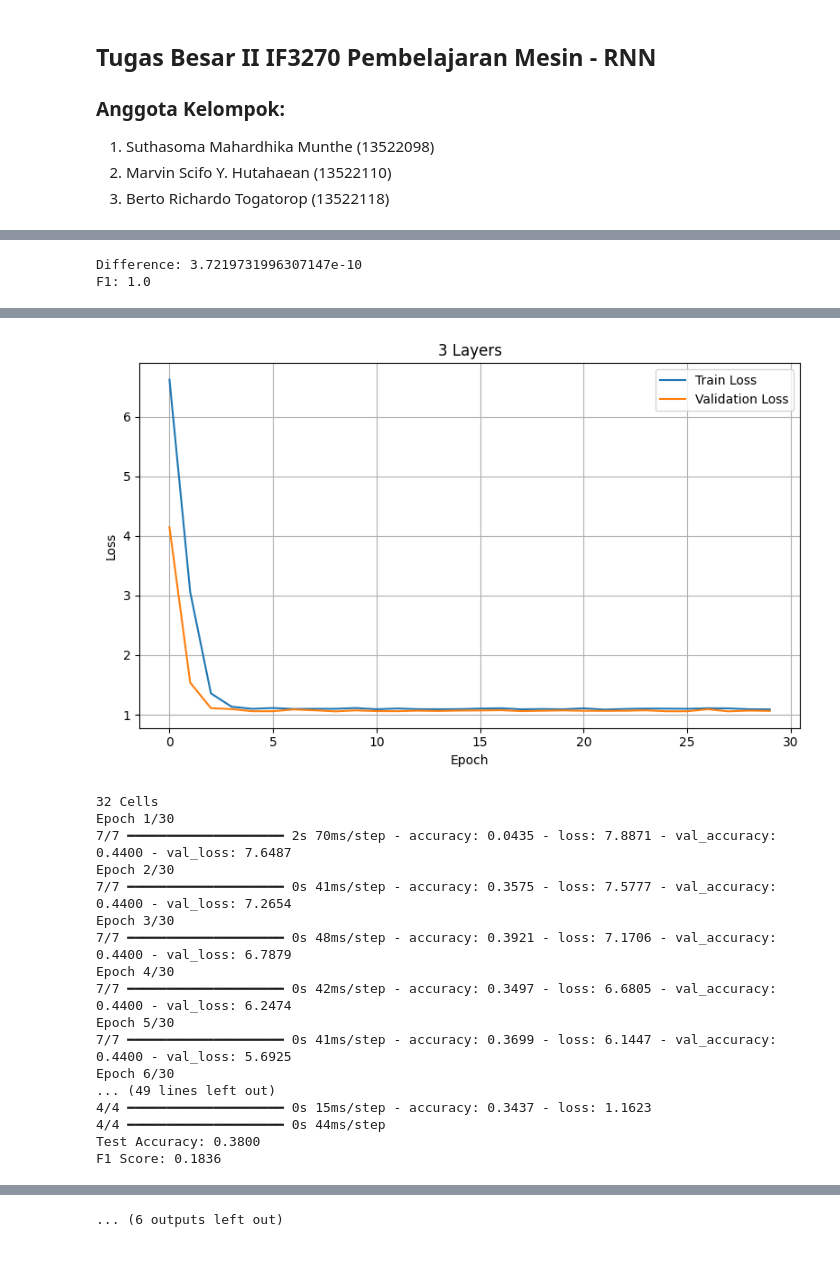
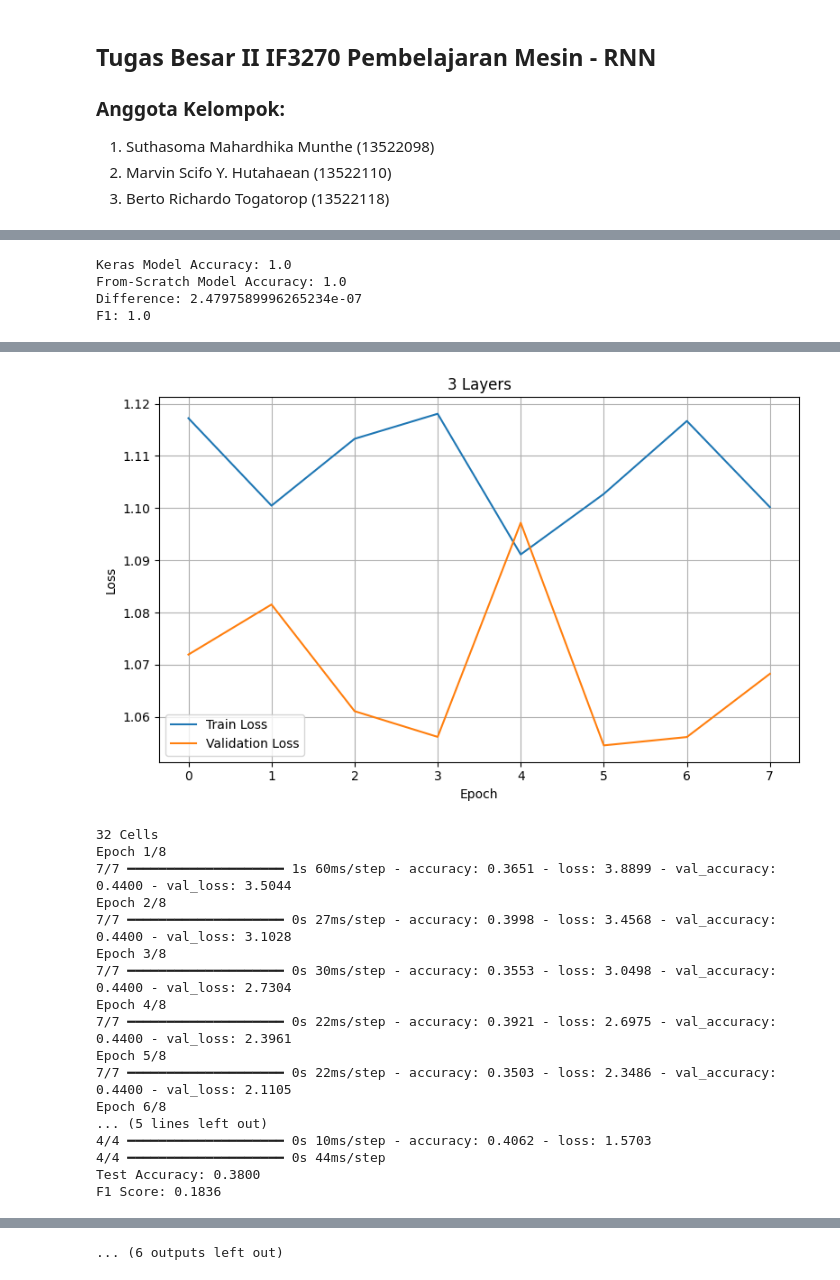
Before and after one commit to scifo04/CNN-RNN-LSTM, a Jupyter notebook: src/rnn.ipynb, the cells around one changed output, grey strips where cells are left out. Saved outputs shown, nothing was run; the diff lists cells and outputs as text; code cells hidden in the pictures.

```diff
--- a/src/rnn.ipynb
+++ b/src/rnn.ipynb
@@ -151,10 +146,9 @@ F1: 1.0
 # %%
 bi_models = models.Sequential([
     layers.Embedding(vocabs, 100, embeddings_initializer='uniform'),
-    layers.Bidirectional(layers.SimpleRNN(units=64, return_sequences=True)),
-    layers.Bidirectional(layers.SimpleRNN(units=128)),
-    layers.Dropout(0.2),
-    layers.Dense(units=vocabs, activation='softmax')
+    layers.Bidirectional(layers.SimpleRNN(units=64)),
+    layers.Dropout(0.5),
+    layers.Dense(units=3, activation='softmax')
 ])
 bi_models.compile(
     optimizer="adam",
@@ -164,9 +158,9 @@ bi_models.compile(
 bi_models.fit(
     vectorizer_data, y_train_int,
     epochs=10,
-    batch_size=64,
-    validation_split=0.2
+    batch_size=64
 )
-test_loss, test_acc = bi_models.evaluate(vectorizer_test, y_test_int)
+test_loss, test_acc = bi_models.evaluate(vectorizer_val, y_valid_int)
+print(test_loss, test_acc)
 # %% [output]
 Epoch 1/10
@@ -198,15 +190,14 @@ bi_kernel_dense, bi_bias_dense = bi_dense_weights
 class BiRNNFromScratch:
     def __init__(self, vocabs: int):
         self.embedding = Embedded(vocabs, 100, embeddings_initializer='uniform')
-        self.rnn1 = RNN(unit=64, input_size=100, timestep=100, return_sequence=True, bidirectional=True)
-        self.rnn2 = RNN(unit=128, input_size=64, timestep=100, return_sequence=False, bidirectional=True)
-        self.drop = Dropout(dropout_rate=0.2)
+        self.rnn1 = RNN(unit=64, input_size=100, timestep=100, return_sequence=False, bidirectional=True)
+        self.drop = Dropout(dropout_rate=0.5)
         self.drop.training_status = False
-        self.fc1 = FullyConnected(input_size=64, output_size=vocabs, activation='softmax', weight_init='xavier',
+        self.fc1 = FullyConnected(input_size=128, output_size=3, activation='softmax', weight_init='xavier',
                                   lower=-0.05, upper=0.05, mean=0, variance=1, seed=None, use_rmsnorm=False)
 
     def forward(self, x):
-        return self.fc1.forward(self.drop.forward(self.rnn2.forward(self.rnn1.forward(self.embedding.forward(x)))))
+        return self.fc1.forward(self.drop.forward(self.rnn1.forward(self.embedding.forward(x))))
 
 bi_rnn_from_scratch = BiRNNFromScratch(vocabs=vocabs)
 
@@ -217,16 +208,10 @@ bi_rnn_from_scratch.rnn1.bias = bi_bias_rnn.copy()
 bi_rnn_from_scratch.rnn1.input_weights_reverse = bi_kernel_reverse.copy()
 bi_rnn_from_scratch.rnn1.hidden_weights_reverse = bi_recurrent_kernel_reverse.copy()
 bi_rnn_from_scratch.rnn1.bias_reverse = bi_bias_rnn_reverse.copy()
-bi_rnn_from_scratch.rnn2.input_weights = bi_kernel_2.copy()
-bi_rnn_from_scratch.rnn2.hidden_weights = bi_recurrent_kernel_2.copy()
-bi_rnn_from_scratch.rnn2.bias = bi_bias_rnn_2.copy()
-bi_rnn_from_scratch.rnn2.input_weights_reverse = bi_kernel_reverse_2.copy()
-bi_rnn_from_scratch.rnn2.hidden_weights_reverse = bi_recurrent_kernel_reverse_2.copy()
-bi_rnn_from_scratch.rnn2.bias_reverse = bi_bias_rnn_reverse_2.copy()
 bi_rnn_from_scratch.fc1.weights = bi_kernel_dense.copy()
 bi_rnn_from_scratch.fc1.biases = bi_bias_dense.copy()
 
-bi_sample_input = vectorizer_data.numpy()
+bi_sample_input = vectorizer_test.numpy()
 
 bi_keras_output = bi_models(bi_sample_input, training=False).numpy()
 
@@ -242,11 +227,20 @@ bi_keras_labels = np.argmax(bi_keras_output, axis=1)
 bi_scratch_labels = np.argmax(bi_outputs, axis=1)
 
 bi_f1 = f1_score(bi_keras_labels, bi_scratch_labels, average='macro')
+keras_accuracy = accuracy_score(np.argmax(bi_keras_output, axis=1), bi_keras_labels)
+scratch_accuracy = accuracy_score(bi_keras_labels, bi_scratch_labels)
+
+print("Keras Model Accuracy:", keras_accuracy)
+print("From-Scratch Model Accuracy:", scratch_accuracy)
+
+# I'm adding something
 
 print("Difference:", np.abs(bi_keras_output - bi_outputs).mean())
 print("F1:",bi_f1)
 # %% [output]
-Difference: 3.7219731996307147e-10
+Keras Model Accuracy: 1.0
+From-Scratch Model Accuracy: 1.0
+Difference: 2.4797589996265234e-07
 F1: 1.0
 # %%
 # RNN Models Hyperparameter Analysis
@@ -336,7 +330,7 @@ for model in rnn_models:
     )
     history = model.fit(
         vectorizer_data, y_train_int,
-        epochs=30,
+        epochs=8,
         batch_size=64,
         validation_split=0.2
     )
@@ -417,20 +411,20 @@ Epoch 6/30
 Test Accuracy: 0.3800
 F1 Score: 0.1836
-[figure, old version]
+[figure, new version]
 32 Cells
-Epoch 1/30
-7/7 ━━━━━━━━━━━━━━━━━━━━ 2s 70ms/step - accuracy: 0.0435 - loss: 7.8871 - val_accuracy: 0.4400 - val_loss: 7.6487
-Epoch 2/30
-7/7 ━━━━━━━━━━━━━━━━━━━━ 0s 41ms/step - accuracy: 0.3575 - loss: 7.5777 - val_accuracy: 0.4400 - val_loss: 7.2654
-Epoch 3/30
-7/7 ━━━━━━━━━━━━━━━━━━━━ 0s 48ms/step - accuracy: 0.3921 - loss: 7.1706 - val_accuracy: 0.4400 - val_loss: 6.7879
-Epoch 4/30
-7/7 ━━━━━━━━━━━━━━━━━━━━ 0s 42ms/step - accuracy: 0.3497 - loss: 6.6805 - val_accuracy: 0.4400 - val_loss: 6.2474
-Epoch 5/30
-7/7 ━━━━━━━━━━━━━━━━━━━━ 0s 41ms/step - accuracy: 0.3699 - loss: 6.1447 - val_accuracy: 0.4400 - val_loss: 5.6925
-Epoch 6/30
-... (49 lines left out)
-4/4 ━━━━━━━━━━━━━━━━━━━━ 0s 15ms/step - accuracy: 0.3437 - loss: 1.1623
+Epoch 1/8
+7/7 ━━━━━━━━━━━━━━━━━━━━ 1s 60ms/step - accuracy: 0.3651 - loss: 3.8899 - val_accuracy: 0.4400 - val_loss: 3.5044
+Epoch 2/8
+7/7 ━━━━━━━━━━━━━━━━━━━━ 0s 27ms/step - accuracy: 0.3998 - loss: 3.4568 - val_accuracy: 0.4400 - val_loss: 3.1028
+Epoch 3/8
+7/7 ━━━━━━━━━━━━━━━━━━━━ 0s 30ms/step - accuracy: 0.3553 - loss: 3.0498 - val_accuracy: 0.4400 - val_loss: 2.7304
+Epoch 4/8
+7/7 ━━━━━━━━━━━━━━━━━━━━ 0s 22ms/step - accuracy: 0.3921 - loss: 2.6975 - val_accuracy: 0.4400 - val_loss: 2.3961
+Epoch 5/8
+7/7 ━━━━━━━━━━━━━━━━━━━━ 0s 22ms/step - accuracy: 0.3503 - loss: 2.3486 - val_accuracy: 0.4400 - val_loss: 2.1105
+Epoch 6/8
+... (5 lines left out)
+4/4 ━━━━━━━━━━━━━━━━━━━━ 0s 10ms/step - accuracy: 0.4062 - loss: 1.5703
 4/4 ━━━━━━━━━━━━━━━━━━━━ 0s 44ms/step
 Test Accuracy: 0.3800
 F1 Score: 0.1836
```
Also changed, not shown: parts of 8 cells of this notebook.
